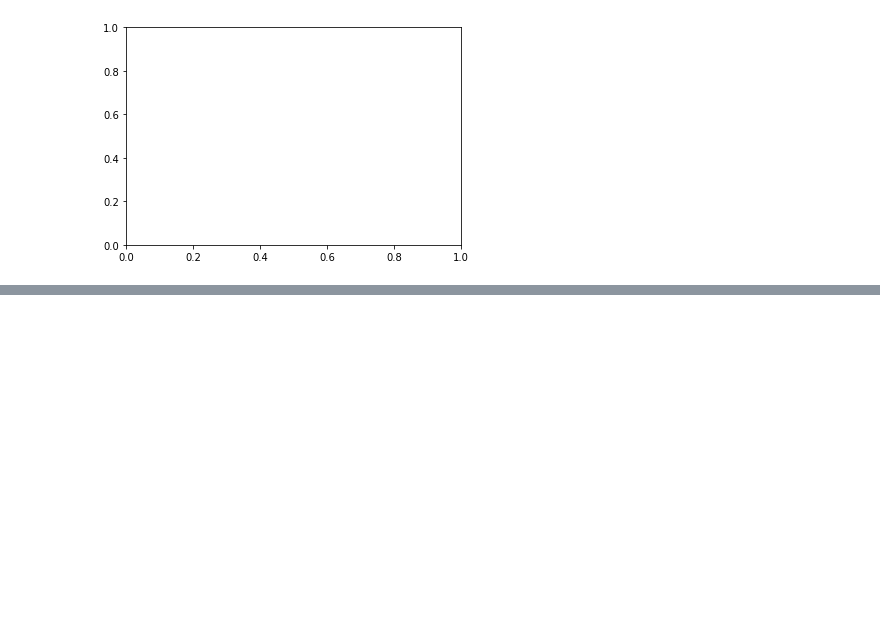
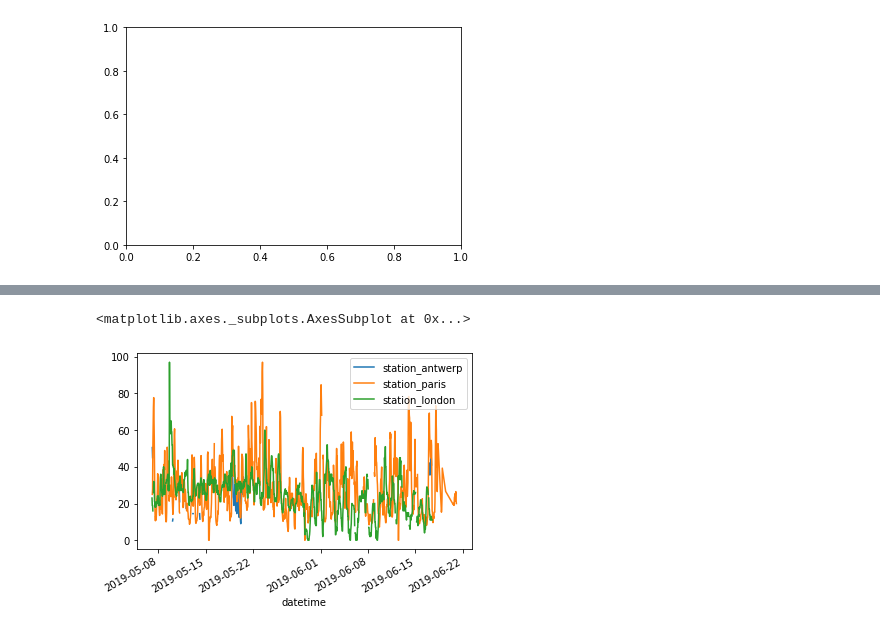
Before and after one commit to M1NH42/ads, a Jupyter notebook: data_representation/matplt.ipynb, the cells around one changed output, grey strips where cells are left out. Drawn from its saved outputs; the diff is of its cells as text; code cells hidden in the pictures; blank space fills up the shorter version.

Commit message:
Add various plots param

```diff
--- a/data_representation/matplt.ipynb
+++ b/data_representation/matplt.ipynb
@@ -60,3 +61,8 @@ ax.get_children()
  Text(1.0, 1.0, ''),
  <matplotlib.patches.Rectangle at 0x...>]
 [figure]
+# %%
+# The usage of the index_col and parse_dates parameters of the read_csv function to define the first (0th) column as index of the resulting DataFrame and convert the dates in the column to Timestamp objects, respectively.
+air_quality = pd.read_csv('data.csv', index_col=0, parse_dates=True)
+
+air_quality.head()
@@ -62,0 +77,5 @@ ax.get_children()
+# %%
+air_quality.plot()
+# %% [output]
+<matplotlib.axes._subplots.AxesSubplot at 0x...>
+[figure, added]
```
Also changed, not shown: parts of 9 cells of this notebook, 1 other file.
